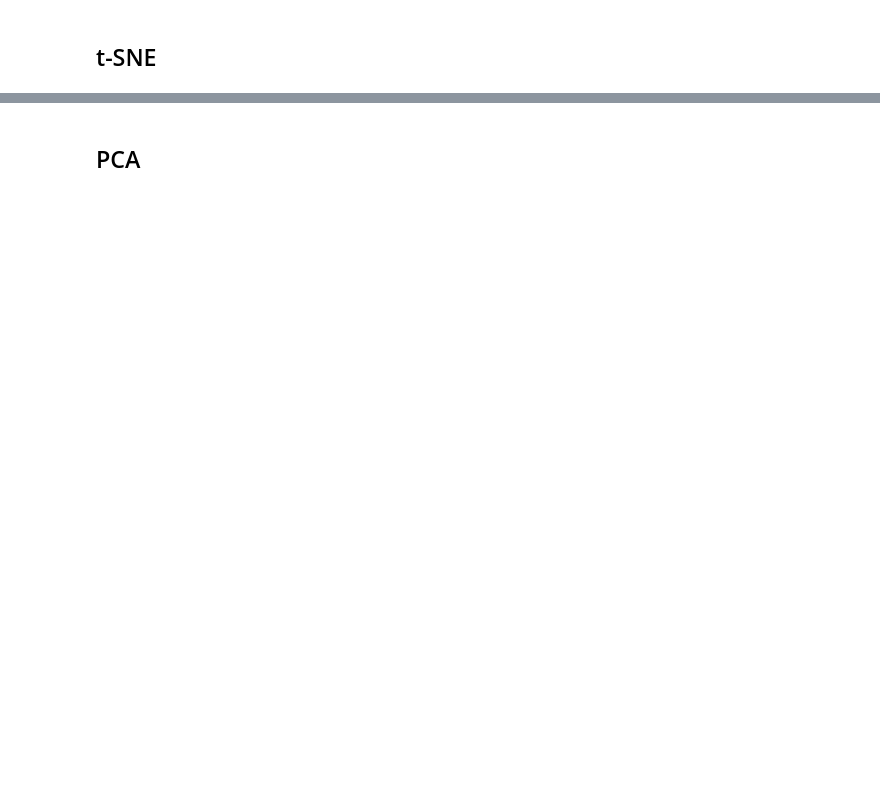
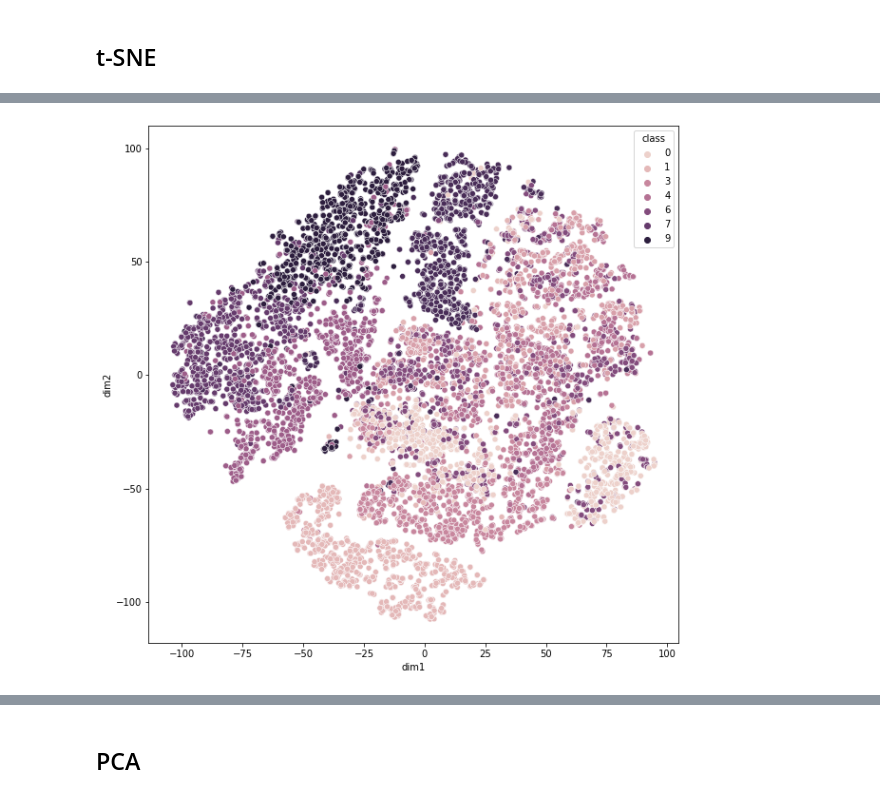
Before and after one commit to canquanquan/T-SNE, a Jupyter notebook: experiment_fashion_mnist.ipynb, the cells around one changed output, grey strips where cells are left out. Saved outputs shown, nothing was run; the diff lists cells and outputs as text; code cells hidden in the pictures; blank space fills up the shorter version.

```diff
--- a/experiment_fashion_mnist.ipynb
+++ b/experiment_fashion_mnist.ipynb
@@ -81,0 +95,8 @@ X_TSNE = pd.DataFrame(tsne.fit_transform(X_train))
+# %%
+X_TSNE = X_TSNE.rename(columns={0:'dim1', 1:'dim2'})
+Y = y_train.rename(columns={0:'class'})
+df_TSNE = pd.concat([X_TSNE, Y], axis=1)
+# %%
+visualize(df_TSNE)
+# %% [output]
+[figure, added]
```
Also changed, not shown: parts of 17 cells of this notebook, 2 other files.
